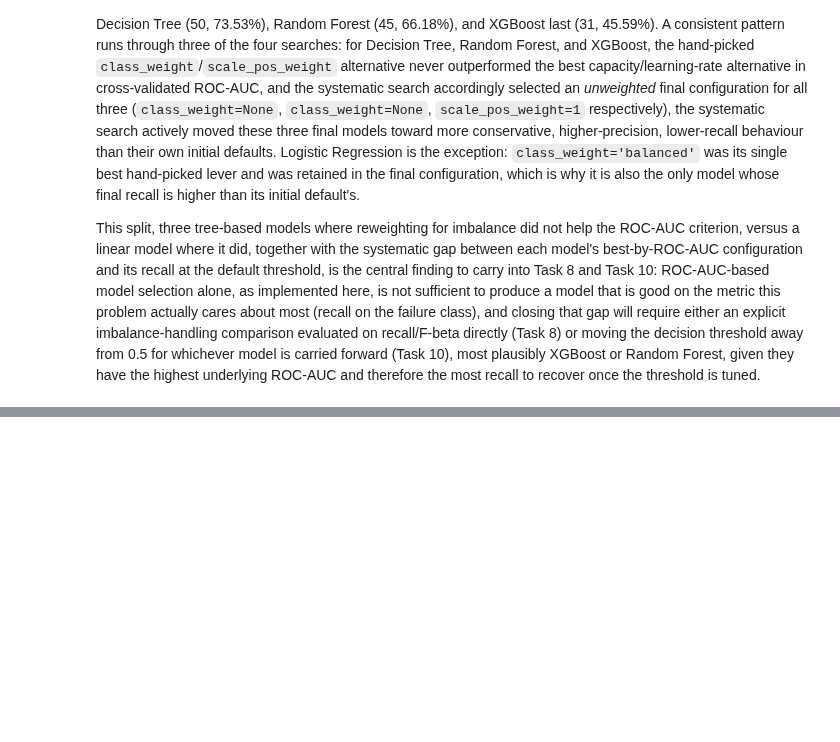
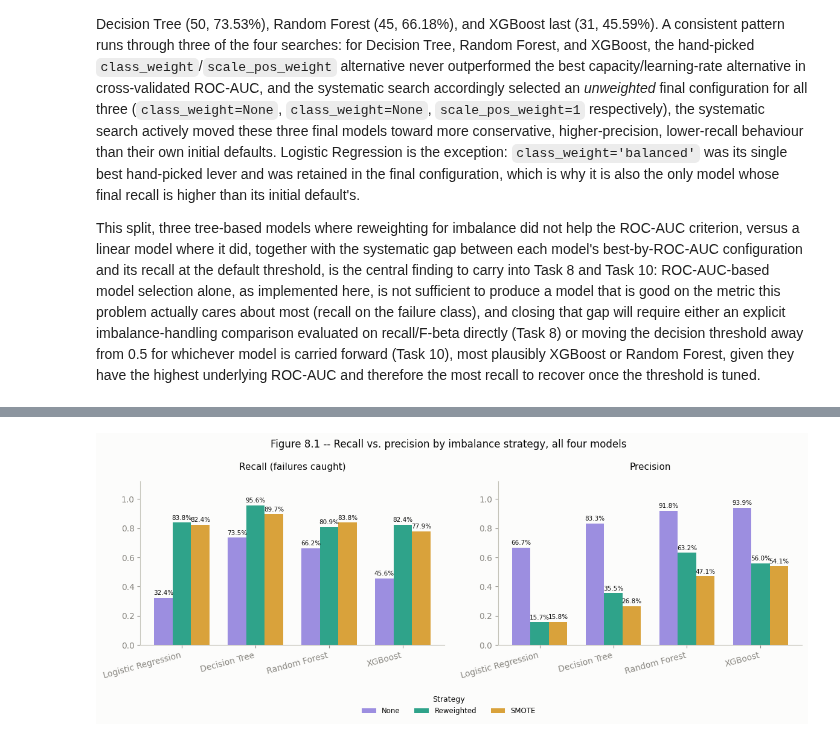
Before and after one commit to JoseAlberto88/Predictive-Maintenance-Dataset, a Jupyter notebook: Predictive_Maintenance_Dataset.ipynb, the cells around one changed output, grey strips where cells are left out. Saved outputs shown, nothing was run; the diff lists cells and outputs as text; code cells hidden in the pictures; blank space fills up the shorter version.

```diff
--- a/Predictive_Maintenance_Dataset.ipynb
+++ b/Predictive_Maintenance_Dataset.ipynb
@@ -1976,0 +2285,59 @@ This split, three tree-based models where reweighting for imbalance did not help
+# %%
+# 8.6 Visualization: recall vs. precision, by model and strategy
+
+# Groups by model (x-axis) with one bar per imbalance strategy (categorical
+# colour, fixed order None -> Reweighted -> SMOTE), reusing the SAME
+# categorical triplet already validated for Type (H/L/M) in Task 3 -- reused
+# here as a generic 3-way categorical identity encoding (imbalance strategy,
+# not Type), on a completely separate chart, so there is no risk of the two
+# categorical meanings being confused on the same figure. Two panels --
+# recall and precision, sharing the model axis, make the "does catching
+# more failures cost false alarms" trade-off directly visible side by side,
+# rather than requiring the reader to cross-reference a table.
+import matplotlib.pyplot as plt
+
+STRATEGY_COLORS = {
+    'None': TYPE_COLORS['H'],
+    'Reweighted': TYPE_COLORS['L'],
+    'SMOTE': TYPE_COLORS['M'],
+}
+models_order = ['Logistic Regression', 'Decision Tree', 'Random Forest', 'XGBoost']
+strategies_order = ['None', 'Reweighted', 'SMOTE']
+
+fig, axes = plt.subplots(1, 2, figsize=(12, 4.5), sharey=False)
+x = np.arange(len(models_order))
+width = 0.25
+
+bar_handles, bar_labels = [], []
+for ax, metric, title in zip(axes, ['recall', 'precision'], ['Recall (failures caught)', 'Precision']):
+    for i, strategy in enumerate(strategies_order):
+        values = [summary[(summary['model'] == m) & (summary['strategy'] == strategy)][metric].iloc[0]
+                  for m in models_order]
+        container = ax.bar(x + (i - 1) * width, values, width, label=strategy,
+                            color=STRATEGY_COLORS[strategy], edgecolor='none')
+        # Direct percentage labels above each bar -- the "relief" the dataviz
+        # skill calls for whenever a reader might need the exact value rather
+        # than just the visual comparison, in place of an in-plot legend that
+        # would otherwise sit on top of the bars themselves.
+        ax.bar_label(container, labels=[f"{v * 100:.1f}%" for v in values],
+                     padding=2, fontsize=7.5, color=TEXT_PRIMARY)
+        if ax is axes[0]:
+            bar_handles.append(container)
+            bar_labels.append(strategy)
+    ax.set_xticks(x)
+    ax.set_xticklabels(models_order, rotation=15, ha='right')
+    ax.set_ylim(0, 1.12)  # headroom above 1.0 so the top labels never clip
+    ax.set_title(title, fontsize=11)
+    ax.spines[['top', 'right']].set_visible(False)
+    ax.spines[['left', 'bottom']].set_color(AXIS_COLOR)
+    ax.tick_params(colors=TEXT_MUTED)
+    ax.grid(False)
+
+fig.legend(bar_handles, bar_labels, title='Strategy', frameon=False, fontsize=8.5,
+           title_fontsize=9, loc='lower center', ncol=3, bbox_to_anchor=(0.5, -0.06))
+fig.suptitle("Figure 8.1 -- Recall vs. precision by imbalance strategy, all four models", fontsize=12)
+plt.tight_layout(rect=[0, 0.06, 1, 1])  # reserve space at the bottom for the legend
+savefig("fig8_1_imbalance_recall_precision.png")
+plt.show()
+# %% [output]
+[figure, added]
```
Also changed, not shown: parts of 15 cells of this notebook.
